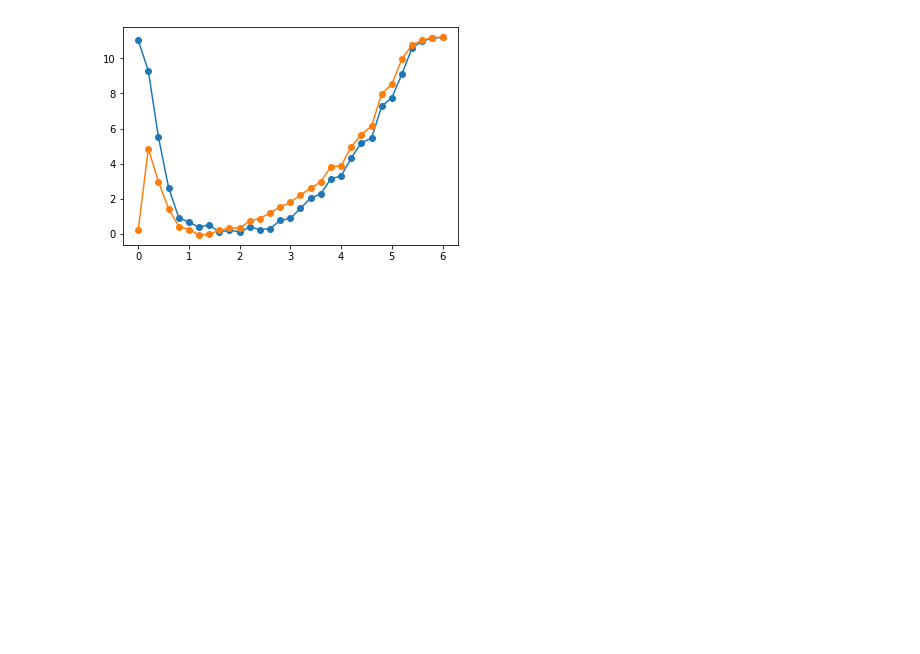
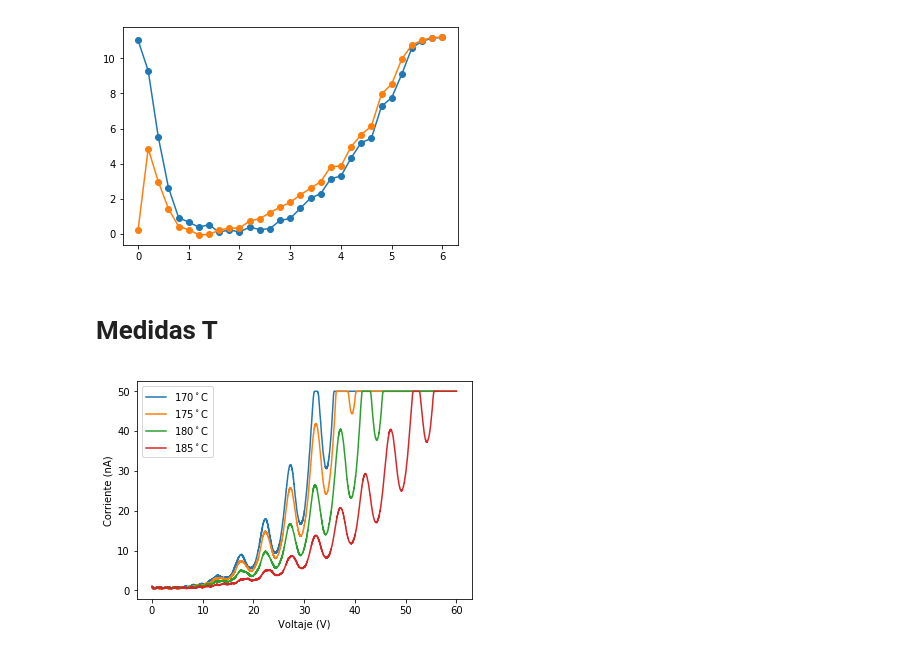
Before and after one commit to jsbarbosa/LabIntermedio, a Jupyter notebook: FranckHertz/Plots.ipynb, the cells around one changed output. Drawn from its saved outputs; the diff is of its cells as text; code cells hidden in the pictures; blank space fills up the shorter version.

```diff
--- a/FranckHertz/Plots.ipynb
+++ b/FranckHertz/Plots.ipynb
@@ -40,3 +54,22 @@ plt.plot(d2["I"], "-o")
 plt.show()
 # %% [output]
 [figure]
+# %% [markdown]
+# Medidas T
+# %%
+valores = ["170", "175", "180", "185"]
+
+dfs = [pd.read_excel("Medida_175/Medida%s.xlsx"%i, sheet_name = None) for i in valores]
+# %%
+for (i, t) in enumerate(valores):
+    df = dfs[i]["Hoja2"].values
+    x, y = df[2:].T
+    plt.plot(x, y, label = r"%s$^\circ$C"%t)
+
+plt.xlabel("Voltaje (V)")
+plt.ylabel("Corriente (nA)")
+plt.legend()
+plt.savefig("alltemp.pdf")
+plt.show()
+# %% [output]
+[figure, added]
```
Also changed, not shown: parts of 16 cells of this notebook, 17 other files.
